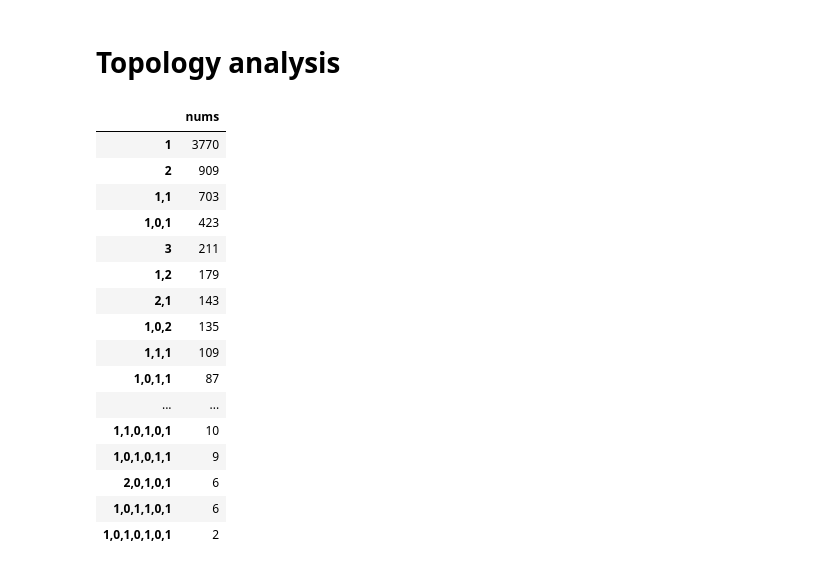
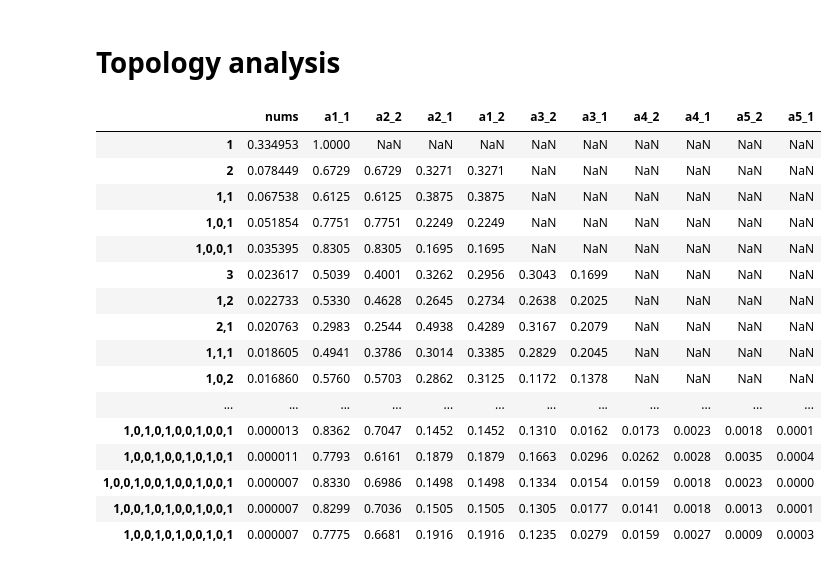
Before and after one commit to vindex10/camels, a Jupyter notebook: camels.ipynb, the cells around one changed output. Cells and saved outputs as stored; diff of their text form; code cells hidden in the pictures.

Commit message:
dirty code. probab table runs

```diff
--- a/camels.ipynb
+++ b/camels.ipynb
@@ -39,28 +40,34 @@ stats(10000, state_from_dict({1: ["a5", "a4", "a3", "a2", "a1"]}))
 # %% [markdown]
 # Topology analysis
 # %%
-def extract_topologies(state):
-    groups = group_positions(list(state))
-    return set([hash_group(group, state) for group in groups])
+def extract_topologies(state, die_state):
+    groups = group_positions(state, die_state)
+    return set([hash_group(group, state, die_state) for group in groups])
 
-def group_positions(positions):
-    ordered = sorted(positions)
+def group_positions(state, die_state):
+    ordered = sorted(list(state))
     groups = []
     group = []
     for i in ordered:
-        if group and i - group[-1] > 2:
+        camels_here = state[i]
+        realsize = len(set(camels_here.camels) - set(die_state))
+        if realsize == 0:
+            continue
+        if group and i - group[-1] > 3:
             groups.append(group)
             group = []
         group.append(i)
+    if group:
+        groups.append(group)
     return groups
 
-def hash_group(group, state):
+def hash_group(group, state, die_state):
     res = []
     min_pos = group[0]
     max_pos = group[-1]
     for pos in range(min_pos, max_pos+1):
         stack = state.get(pos)
-        size = len(stack.camels) if stack else 0
+        size = len(set(stack.camels) - set(die_state)) if stack else 0
         res.append(size)
     return ",".join(map(str, res))
 # %%
@@ -68,12 +75,14 @@ def sampler(camels):
     def sample_one():
         game = Game(camels=camels)
         topologies = defaultdict(int)
-        while max(game.board._pos_to_stack) < 30:
-            game.one_round()
-            cur_tops = extract_topologies(game.board._pos_to_stack)
+        num_rounds = 0
+        while max(game.board.state.pos_to_stack) < 16:
+            game.one_step()
+            cur_tops = extract_topologies(game.board.state.pos_to_stack, game.die.state)
             for top in cur_tops:
                 topologies[top] += 1
-        return topologies
+            num_rounds += 1
+        return {k: v/num_rounds for  k, v in topologies.items()}
     return sample_one
 # %%
 def stats(num, camels):
@@ -83,25 +92,32 @@ def stats(num, camels):
         sample = sample_one()
         for top, count in sample.items():
             topologies[top] += count
-    res = pd.DataFrame({"nums": list(topologies.values())}, index=list(topologies))
+    res = []
+    for camel_hash, freq in topologies.items():
+        part = {"nums": freq}
+        part.update(process_hash(camel_hash))
+        res.append(pd.DataFrame(part, index=[camel_hash]))
+    res = pd.concat(res)
+    res["nums"] /= num
     return res.sort_values("nums", ascending=False)
 # %%
-stats(1000, ["a5", "a4", "a3", "a2", "a1"])
+res = stats(10000, ["a5", "a4", "a3", "a2", "a1"])
+display(res)
 # %% [output]
-|  | nums |
-| 1 | 3770 |
-| 2 | 909 |
-| 1,1 | 703 |
-| 1,0,1 | 423 |
-| 3 | 211 |
-| 1,2 | 179 |
-| 2,1 | 143 |
-| 1,0,2 | 135 |
-| 1,1,1 | 109 |
-| 1,0,1,1 | 87 |
-| ... | ... |
-| 1,1,0,1,0,1 | 10 |
-| 1,0,1,0,1,1 | 9 |
-| 2,0,1,0,1 | 6 |
-| 1,0,1,1,0,1 | 6 |
-| 1,0,1,0,1,0,1 | 2 |
+|  | nums | a1_1 | a2_2 | a2_1 | a1_2 | a3_2 | a3_1 | a4_2 | a4_1 | a5_2 | a5_1 |
+| 1 | 0.334953 | 1.0000 | NaN | NaN | NaN | NaN | NaN | NaN | NaN | NaN | NaN |
+| 2 | 0.078449 | 0.6729 | 0.6729 | 0.3271 | 0.3271 | NaN | NaN | NaN | NaN | NaN | NaN |
+| 1,1 | 0.067538 | 0.6125 | 0.6125 | 0.3875 | 0.3875 | NaN | NaN | NaN | NaN | NaN | NaN |
+| 1,0,1 | 0.051854 | 0.7751 | 0.7751 | 0.2249 | 0.2249 | NaN | NaN | NaN | NaN | NaN | NaN |
+| 1,0,0,1 | 0.035395 | 0.8305 | 0.8305 | 0.1695 | 0.1695 | NaN | NaN | NaN | NaN | NaN | NaN |
+| 3 | 0.023617 | 0.5039 | 0.4001 | 0.3262 | 0.2956 | 0.3043 | 0.1699 | NaN | NaN | NaN | NaN |
+| 1,2 | 0.022733 | 0.5330 | 0.4628 | 0.2645 | 0.2734 | 0.2638 | 0.2025 | NaN | NaN | NaN | NaN |
+| 2,1 | 0.020763 | 0.2983 | 0.2544 | 0.4938 | 0.4289 | 0.3167 | 0.2079 | NaN | NaN | NaN | NaN |
+| 1,1,1 | 0.018605 | 0.4941 | 0.3786 | 0.3014 | 0.3385 | 0.2829 | 0.2045 | NaN | NaN | NaN | NaN |
+| 1,0,2 | 0.016860 | 0.5760 | 0.5703 | 0.2862 | 0.3125 | 0.1172 | 0.1378 | NaN | NaN | NaN | NaN |
+| ... | ... | ... | ... | ... | ... | ... | ... | ... | ... | ... | ... |
+| 1,0,1,0,1,0,0,1,0,0,1 | 0.000013 | 0.8362 | 0.7047 | 0.1452 | 0.1452 | 0.1310 | 0.0162 | 0.0173 | 0.0023 | 0.0018 | 0.0001 |
+| 1,0,0,1,0,0,1,0,1,0,1 | 0.000011 | 0.7793 | 0.6161 | 0.1879 | 0.1879 | 0.1663 | 0.0296 | 0.0262 | 0.0028 | 0.0035 | 0.0004 |
+| 1,0,0,1,0,0,1,0,0,1,0,0,1 | 0.000007 | 0.8330 | 0.6986 | 0.1498 | 0.1498 | 0.1334 | 0.0154 | 0.0159 | 0.0018 | 0.0023 | 0.0000 |
+| 1,0,0,1,0,1,0,0,1,0,0,1 | 0.000007 | 0.8299 | 0.7036 | 0.1505 | 0.1505 | 0.1305 | 0.0177 | 0.0141 | 0.0018 | 0.0013 | 0.0001 |
+| 1,0,0,1,0,1,0,0,1,0,1 | 0.000007 | 0.7775 | 0.6681 | 0.1916 | 0.1916 | 0.1235 | 0.0279 | 0.0159 | 0.0027 | 0.0009 | 0.0003 |
```
Also changed, not shown: parts of 9 cells of this notebook, 1 other file.
